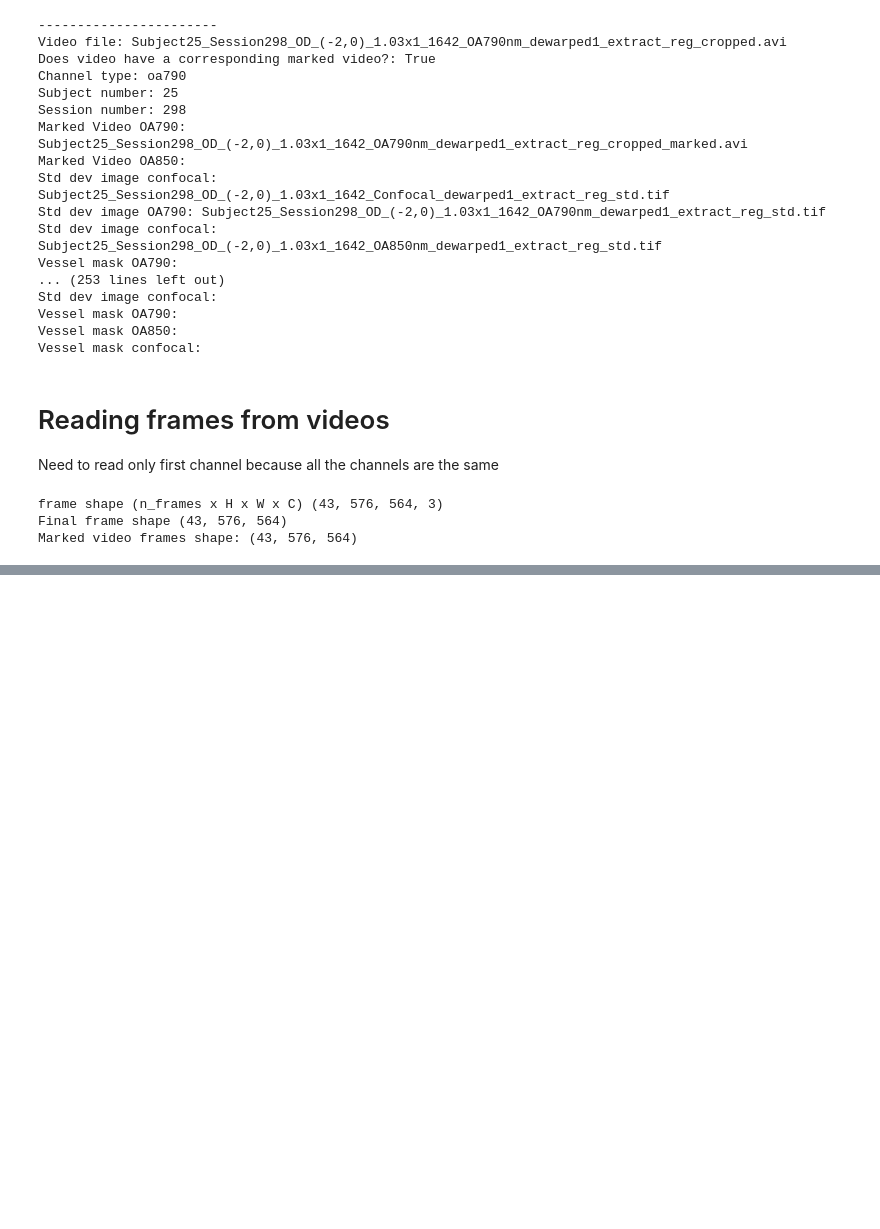
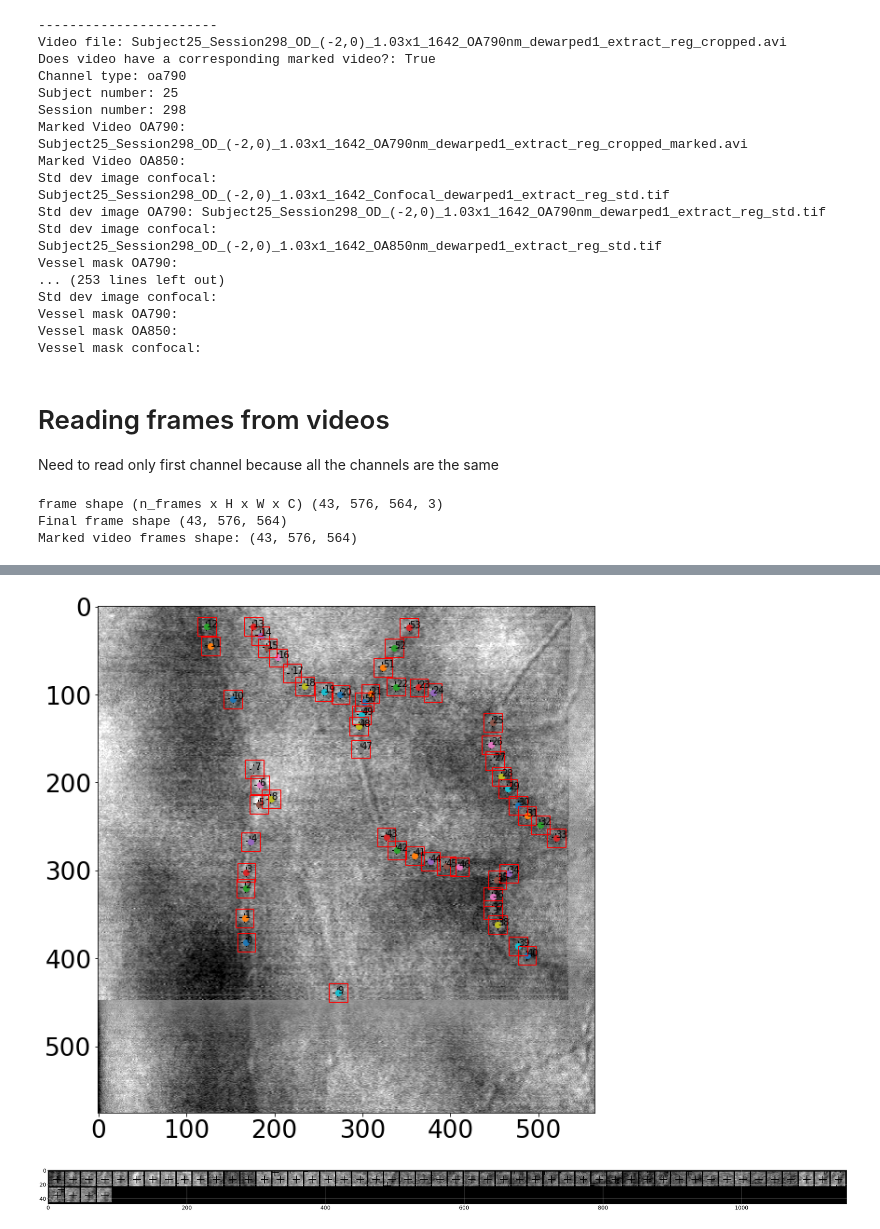
Before and after one commit to cchadj/cell-tracking-ucl-thesis, a Jupyter notebook: USAGE DEMO.ipynb, the cells around one changed output, grey strips where cells are left out. Saved outputs shown, nothing was run; the diff lists cells and outputs as text; code cells hidden in the pictures; blank space fills up the shorter version.

```diff
--- a/USAGE DEMO.ipynb
+++ b/USAGE DEMO.ipynb
@@ -114,0 +155,9 @@ Text(0.5, 1.0, 'First marked frame of Subject25_Session298_OD_(-2,0)_1.03x1_1642
+# %%
+from patchextraction import extract_patches_at_positions
+from plotutils import plot_images_as_grid
+
+cell_patches = extract_patches_at_positions(marked_frames[0], cell_positions, visualize_patches=True)
+plot_images_as_grid(cell_patches)
+# %% [output]
+[figure, added]
+[figure, added]
```
Also changed, not shown: parts of 7 cells of this notebook, 4 other files.
